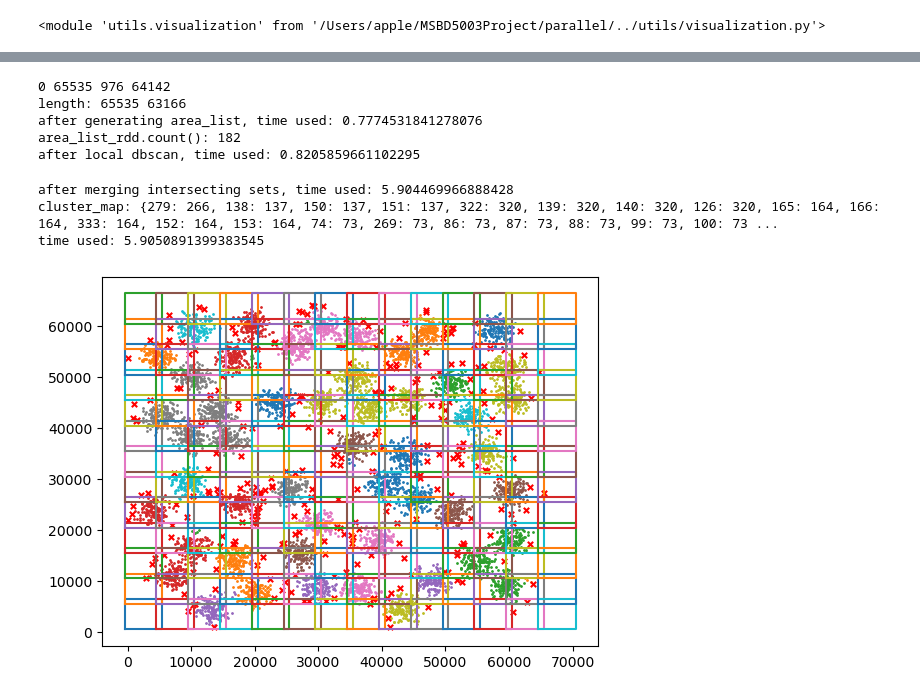
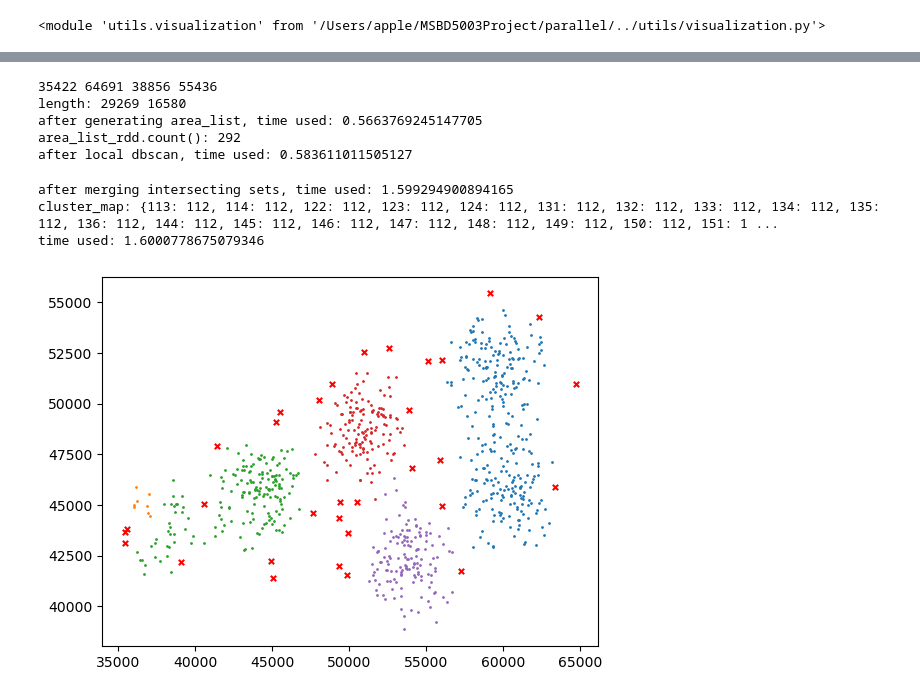
Before and after one commit to meow-wwww/MSBD5003-Project, a Jupyter notebook: parallel/test_RDD.ipynb, the cells around one changed output, grey strips where cells are left out. Drawn from its saved outputs; the diff is of its cells as text; code cells hidden in the pictures.

Commit message:
local test finish

```diff
--- a/parallel/test_RDD.ipynb
+++ b/parallel/test_RDD.ipynb
@@ -20,7 +20,7 @@ EPSILON = 900
 X_UNIT, Y_UNIT = 5000, 5000
 SPAN_MARGIN = EPSILON/2 + 1
 NOISE_LABEL = -2
-# DATA_NUM = 800
+DATA_NUM = 800
 # %%
 # read and organize the data as RDD
 def parse_line(line):
@@ -28,6 +28,6 @@ def parse_line(line):
 
 dataset = sc.textFile(FILE_PATH)\
     .map(parse_line)\
-    .zipWithIndex().map(lambda x: (x[1], x[0]))
-    # .filter(lambda x: x[0] < DATA_NUM) # only keep the first DATA_NUM points
-plt.scatter(dataset.map(lambda x: x[1][0]).collect(), dataset.map(lambda x: x[1][1]).collect(), s=1)
+    .zipWithIndex().map(lambda x: (x[1], x[0]))\
+    .filter(lambda x: x[0] < DATA_NUM) # only keep the first DATA_NUM points
+# plt.scatter(dataset.map(lambda x: x[1][0]).collect(), dataset.map(lambda x: x[1][1]).collect(), s=1)
@@ -36,0 +34,12 @@ plt.scatter(dataset.map(lambda x: x[1][0]).collect(), dataset.map(lambda x: x[1]
+# %%
+# test zrb code
+import build_boxes
+from importlib import reload
+reload(build_boxes)
+point_list_list_test = build_boxes.compute_area_list(dataset.values().collect(), EPSILON)
+area_list_test = build_boxes.point_list_to_bounding_box(point_list_list_test, expand=EPSILON)
+
+reload(visualization)
+visualization.visualize_dataset_with_label(np.array(dataset.sortByKey().values().collect()),
+                                           label=None, noise_label=NOISE_LABEL,
+                                           split_list=area_list_test)
@@ -56,9 +67,10 @@ for x_idx, x_start in enumerate(x_grid[:-1]):
         area_cnt += 1
 assert len(area_list) == (len(x_grid)-1)*(len(y_grid)-1)
 
+# TEST
+area_list = area_list_test
+
 print(f'after generating area_list, time used: {time.time()-start_time}')
-# organize the area into an RDD
-# area_list_rdd = sc.parallelize(area_list)
 print(f'area_list_rdd.count(): {len(area_list)}')
 
 
@@ -208,10 +220,12 @@ def merge_sets_new(list1, list2):
     merged_sets = merge_intersecting_sets(combined)
     return merged_sets
 
-
-merged_set_list = set_list.mapValues(remove_noise_label_from_list)\
-    .mapValues(lambda x: [set(x)])\
-    .values().treeReduce(lambda x, y: merge_sets_new(x, y))
+if set_list.count() != 0:
+    merged_set_list = set_list.mapValues(remove_noise_label_from_list)\
+        .mapValues(lambda x: [set(x)])\
+        .values().treeReduce(lambda x, y: merge_sets_new(x, y))
+else: # no intersecting sets
+    merged_set_list = []
 
 
 # merged_set_list = merge_intersecting_sets(real_set_list)
@@ -220,40 +234,40 @@ merged_set_list = set_list.mapValues(remove_noise_label_from_list)\
 
 print('after merging intersecting sets, time used:', time.time()-start_time)
 
 cluster_map = dict()
 for merged_set in merged_set_list:
     if len(merged_set) < 2:
         continue
     merged_set = list(merged_set)
     for i in range(1, len(merged_set)):
         cluster_map[merged_set[i]] = merged_set[0]
 
 print('cluster_map:', cluster_map)
 
 # map and find the final cluster
 def get_final_cluster(in_label):
     global cluster_map
     if cluster_map.get(in_label) is not None:
         return cluster_map[in_label]
     else:
         return in_label
 
 data_id_final_cluster = data_id_temp_label.mapValues(get_final_cluster)
 
 print('time used:', time.time()-start_time)
 
 
 dataset_array = np.array(dataset.sortByKey().values().collect())#[data_id_final_cluster.keys().collect()]
 visualization.visualize_dataset_with_label(dataset_array,
                                            label=np.array(data_id_final_cluster.sortByKey().values().collect()),
-                                           split_list=area_list)
+)#split_list=area_list)
 # %% [output]
-0 65535 976 64142
-length: 65535 63166
-after generating area_list, time used: 0.7774531841278076
-area_list_rdd.count(): 182
-after local dbscan, time used: 0.8205859661102295
+35422 64691 38856 55436
+length: 29269 16580
+after generating area_list, time used: 0.5663769245147705
+area_list_rdd.count(): 292
+after local dbscan, time used: 0.583611011505127
-after merging intersecting sets, time used: 5.904469966888428
-cluster_map: {279: 266, 138: 137, 150: 137, 151: 137, 322: 320, 139: 320, 140: 320, 126: 320, 165: 164, 166: 164, 333: 164, 152: 164, 153: 164, 74: 73, 269: 73, 86: 73, 87: 73, 88: 73, 99: 73, 100: 73 ...
-time used: 5.9050891399383545
+after merging intersecting sets, time used: 1.599294900894165
+cluster_map: {113: 112, 114: 112, 122: 112, 123: 112, 124: 112, 131: 112, 132: 112, 133: 112, 134: 112, 135: 112, 136: 112, 144: 112, 145: 112, 146: 112, 147: 112, 148: 112, 149: 112, 150: 112, 151: 1 ...
+time used: 1.6000778675079346
-[figure, old version]
+[figure, new version]
```
Also changed, not shown: parts of 2 cells of this notebook, 5 other files.
